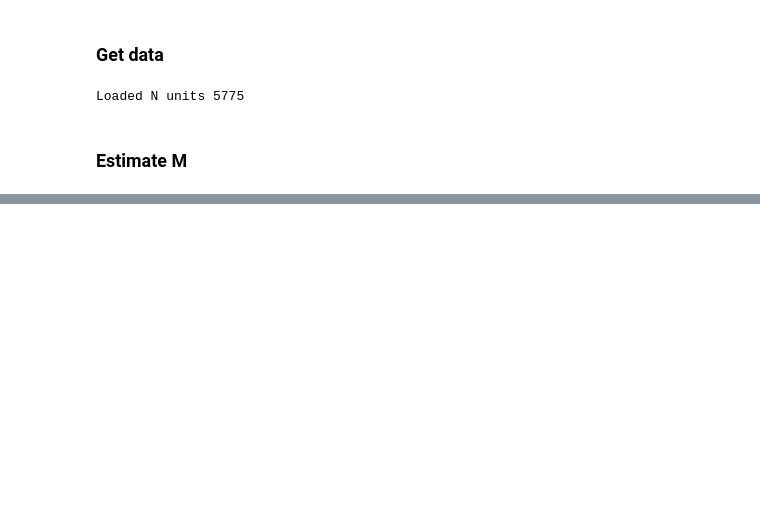
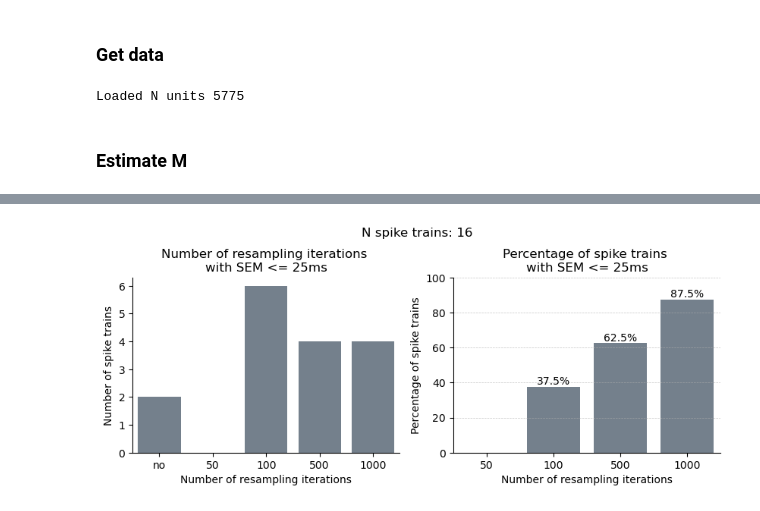
Before and after one commit to iinnpp/isttc, a Jupyter notebook: notebooks/mice/resampling_params_estimate.ipynb, the cells around one changed output, grey strips where cells are left out. Saved outputs shown, nothing was run; the diff lists cells and outputs as text; code cells hidden in the pictures; blank space fills up the shorter version.

```diff
--- a/notebooks/mice/resampling_params_estimate.ipynb
+++ b/notebooks/mice/resampling_params_estimate.ipynb
@@ -210,0 +213,11 @@ sns.despine()
+# %%
+n_signals = len(stabilization_df)
+n_signals_below_l = []
+for n_iterations in m_iterations_x_axes:
+    n_signals_below = len(stabilization_df.query('stabilization_point <= @n_iterations'))
+    n_signals_below_l.append(n_signals_below/n_signals * 100)
+
+stab_below_df = pd.DataFrame({
+    "m_iterations": m_iterations_x_axes,
+    "n_signals_below_perc": n_signals_below_l
+})
@@ -210,0 +237,27 @@ sns.despine()
+# %%
+fig, axes = plt.subplots(1,2,figsize=(10,3))
+
+sns.barplot(ax=axes[0], x='stabilization_point', y='signal', data=stab_point_count_df_sorted, color='slategray')
+axes[0].set_title('Number of resampling iterations \nwith SEM <= 25ms')
+axes[0].set_ylabel('Number of spike trains')
+
+sns.barplot(ax=axes[1], x='m_iterations', y='n_signals_below_perc', data=stab_below_df, color='slategray')
+labels = [str(np.round(v, 2)) + '%' if v else '' for v in axes[1].containers[0].datavalues]
+axes[1].bar_label(axes[1].containers[0], labels=labels)
+axes[1].set_title('Percentage of spike trains \nwith SEM <= 25ms')
+axes[1].set_ylabel('Percentage of spike trains')
+axes[1].set_ylim([0, 100])
+axes[1].grid(True, which="both", axis='y', linestyle="--", linewidth=0.5, alpha=0.7)
+
+fig.suptitle(f'N spike trains: {len(stabilization_df)}', y=1.1)
+
+for ax in axes.flat:
+     ax.set_xlabel('Number of resampling iterations')
+
+sns.despine()
+
+if save_fig:
+    plt.savefig(fig_folder + 'stab_points.png' , bbox_inches='tight', dpi=300)
+    plt.savefig(fig_folder + 'stab_points.svg' , bbox_inches='tight')
+# %% [output]
+[figure, added]
```
Also changed, not shown: parts of 17 cells of this notebook, 1 other file.
